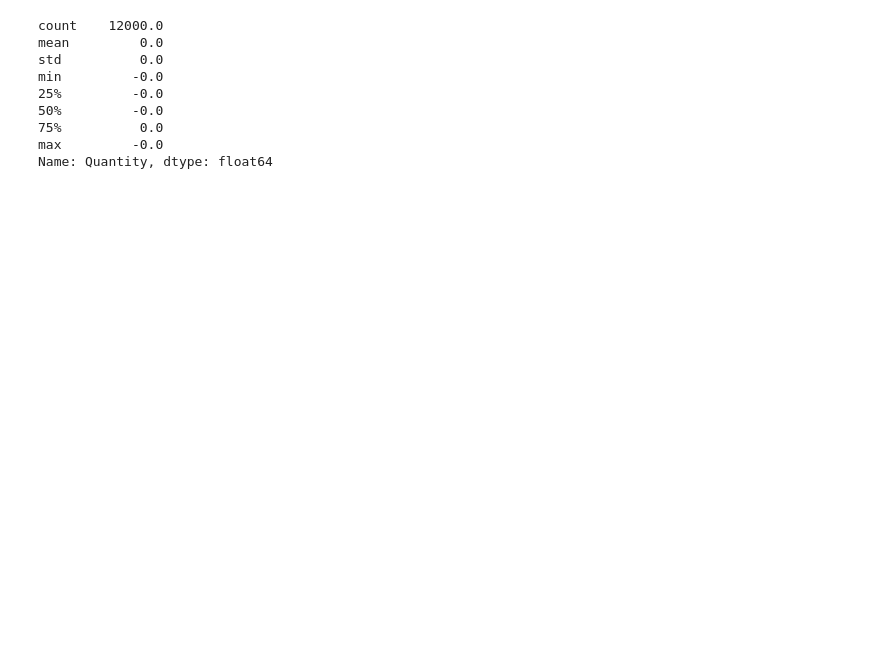
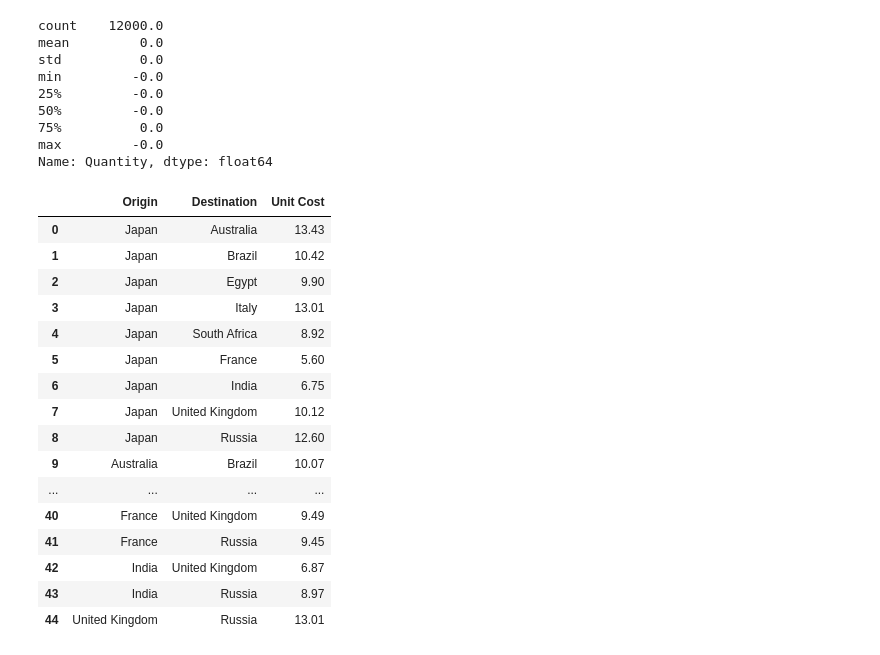
Before and after one commit to giovanni-norbedo/assacro, a Jupyter notebook: hackaton/problem2.ipynb, the cells around one changed output. Saved outputs shown, nothing was run; the diff lists cells and outputs as text; code cells hidden in the pictures; blank space fills up the shorter version.

```diff
--- a/hackaton/problem2.ipynb
+++ b/hackaton/problem2.ipynb
@@ -522,0 +555,23 @@ df_proposal.to_csv("my_proposals.csv", index=False)
+# %%
+df_shipments_weights = pd.read_csv('../data/02_03_input_shipmentsCost_example.csv')
+df_production_costs = pd.read_csv('../data/03_input_productionCost.csv')
+# %%
+df_shipments_weights
+# %% [output]
+|  | Origin | Destination | Unit Cost |
+| 0 | Japan | Australia | 13.43 |
+| 1 | Japan | Brazil | 10.42 |
+| 2 | Japan | Egypt | 9.90 |
+| 3 | Japan | Italy | 13.01 |
+| 4 | Japan | South Africa | 8.92 |
+| 5 | Japan | France | 5.60 |
+| 6 | Japan | India | 6.75 |
+| 7 | Japan | United Kingdom | 10.12 |
+| 8 | Japan | Russia | 12.60 |
+| 9 | Australia | Brazil | 10.07 |
+| ... | ... | ... | ... |
+| 40 | France | United Kingdom | 9.49 |
+| 41 | France | Russia | 9.45 |
+| 42 | India | United Kingdom | 6.87 |
+| 43 | India | Russia | 8.97 |
+| 44 | United Kingdom | Russia | 13.01 |
```
Also changed, not shown: parts of 26 cells of this notebook, 8 other files.
